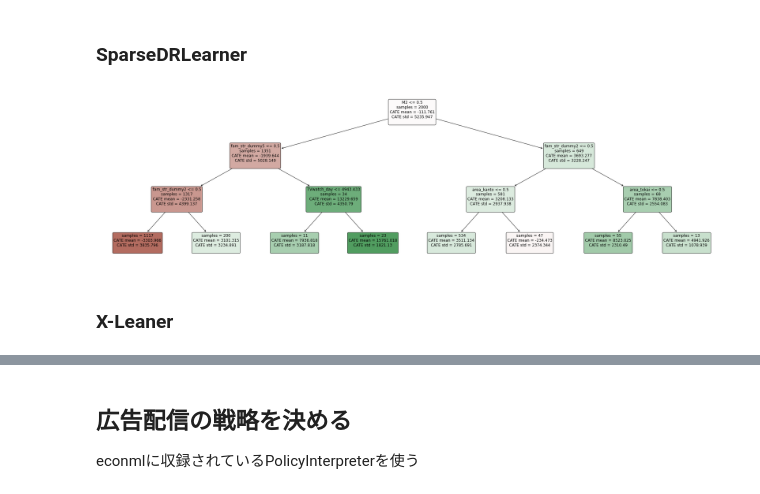
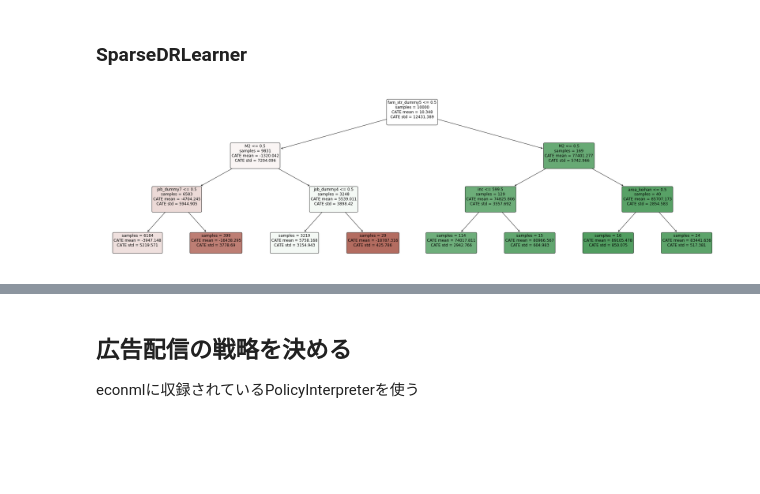
Before and after one commit to Itsuki-Hamano123/practice-casualeffect, a Jupyter notebook: econml/cm_causality.ipynb, the cells around one changed output, grey strips where cells are left out. Drawn from its saved outputs; the diff is of its cells as text; code cells hidden in the pictures; blank space fills up the shorter version.

```diff
--- a/econml/cm_causality.ipynb
+++ b/econml/cm_causality.ipynb
@@ -87,0 +90,8 @@ plt.show()
+# %%
+# してもしなくても結果はさほど変わらない
+"""
+convert_minute = lambda x : x / 60
+read_data["TVwatch_day_min"] = read_data["TVwatch_day"].map(convert_minute)
+read_data["gameminute"] = read_data["gamesecond"].map(convert_minute)
+read_data.head()
+"""
@@ -88,5 +121,5 @@ plt.show()
 # %%
-UNNECESSARY_COLUMNS = ["gamedummy", "gamecount"]
+UNNECESSARY_COLUMNS = ["gamedummy", "gamecount", "TVwatch_day_min", "gameminute"]#"TVwatch_day", "gamesecond"]
 analysis_data = read_data.drop(columns=UNNECESSARY_COLUMNS)
 analysis_data.head(1)
 # %% [output]
@@ -178,22 +228,22 @@ def load_pkl(dir_path, pkl_file_path):
 # %%
 hyperparameter = {
     "model_propensity" : {
-        "n_estimators" : 600,
+        "n_estimators" : 700,
         "random_state" : 7,
         "objective" : "binary:logistic"
     },
     "model_regression" : {
-        "n_estimators" : 600,
+        "n_estimators" : 700,
         "random_state" : 7,
         "objective" : "reg:gamma"
     }
 }
 # %%
-SPARSE_DRLEANER_TRAIN_MODE = False
+SPARSE_DRLEANER_TRAIN_MODE = True
 
 model_name = 'sparse_drlearner'
 model_obj_dir = "./model"
-load_pkl_path = "sparse_drlearner_20200517192427.pkl"
+load_pkl_path = "sparse_drlearner_20200518212301.pkl"
 
 if SPARSE_DRLEANER_TRAIN_MODE:
     Sparse_DRLearner_model = SparseLinearDRLearner(model_propensity=xgb.XGBClassifier(**hyperparameter["model_propensity"]),
@@ -564,8 +593,6 @@ def plot_model_interpreter(model, X_df, model_inference=False):
 # %% [markdown]
 ### SparseDRLearner
 # %%
-plot_model_interpreter(Sparse_DRLearner_model, test_data[COVARIATE_COLUMNS])
+plot_model_interpreter(Sparse_DRLearner_model, analysis_data[COVARIATE_COLUMNS])
 # %% [output]
-[figure, old version]
+[figure, new version]
-# %% [markdown]
-### X-Leaner
```
Also changed, not shown: parts of 26 cells of this notebook.
